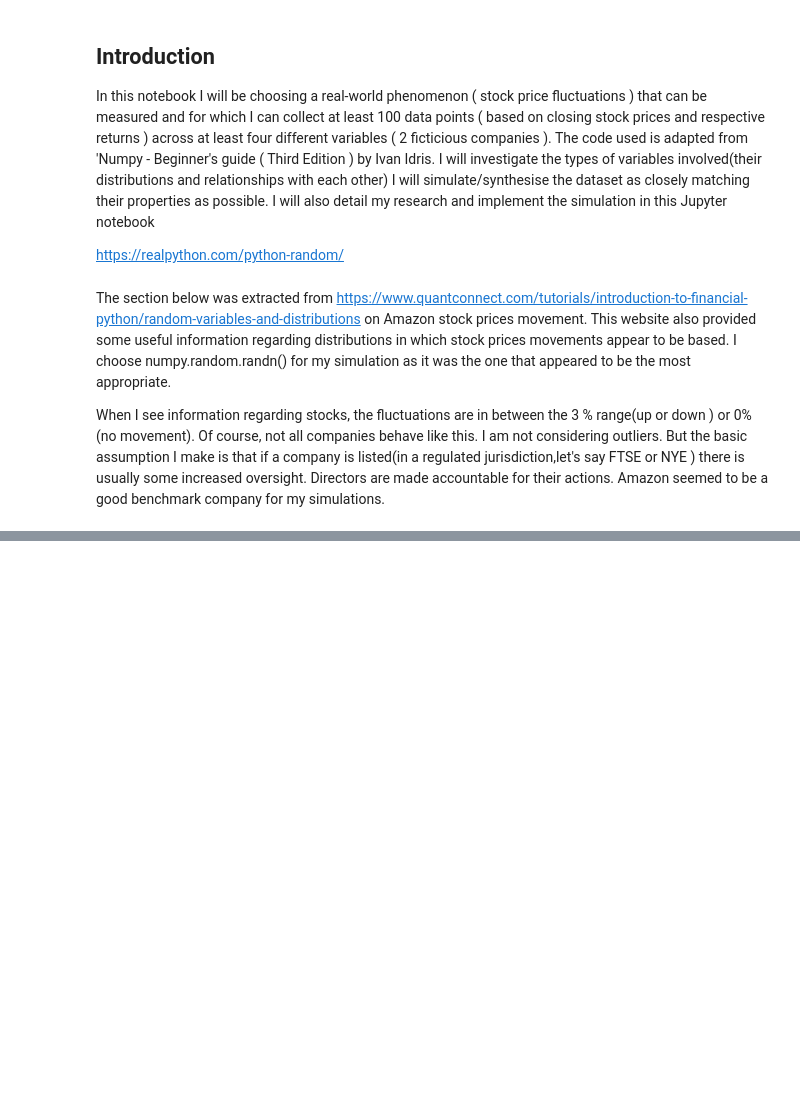
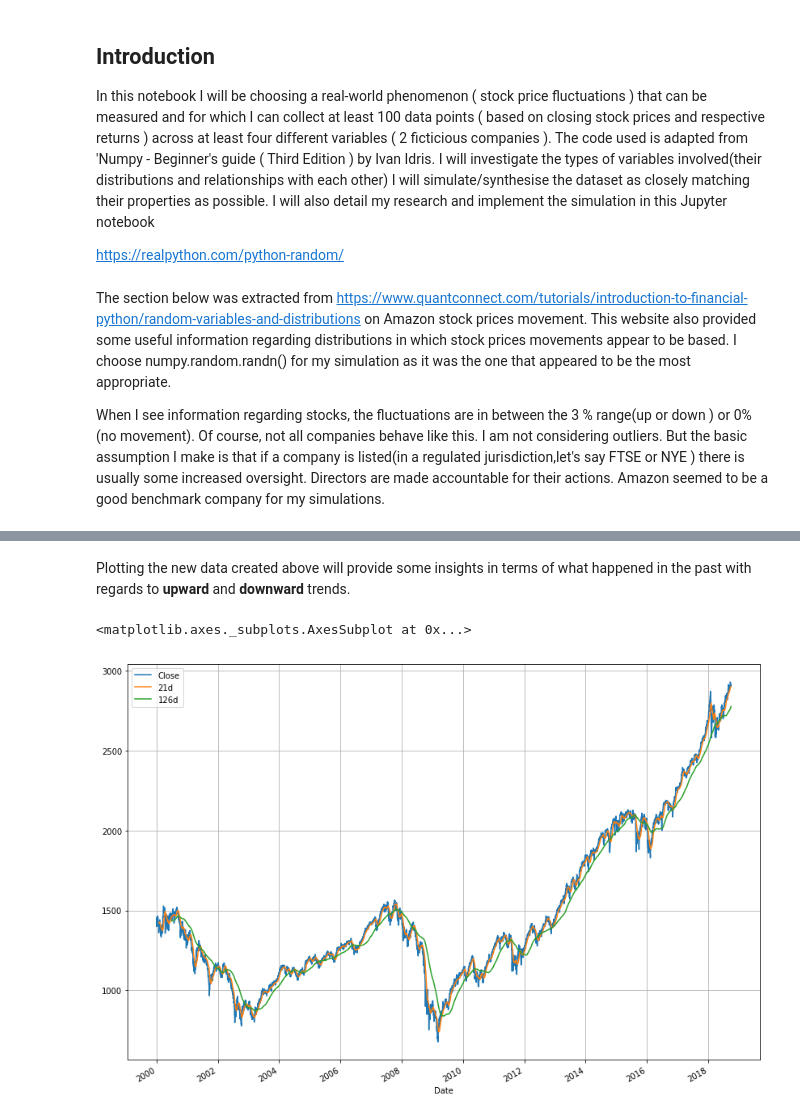
Before and after one commit to MarcoMen-Temp/Programming-Project, a Jupyter notebook: Programming.ipynb, the cells around one changed output, grey strips where cells are left out. Drawn from its saved outputs; the diff is of its cells as text; code cells hidden in the pictures; blank space fills up the shorter version.

```diff
--- a/Programming.ipynb
+++ b/Programming.ipynb
@@ -309,0 +73,6 @@ plt.show()
+# %%
+# Moving Averages for 21 days and 126 days
+
+
+SP500['21d'] = np.round(SP500['Close'].rolling(21).mean(), 2)
+SP500['126d'] = np.round(SP500['Close'].rolling(126).mean(), 2)
@@ -309,0 +94,7 @@ plt.show()
+# %% [markdown]
+Plotting the new data created above will provide some insights in terms of what happened in the past with regards to **upward** and **downward** trends.
+# %%
+SP500[['Close', '21d', '126d']].plot(grid=True,figsize=(14,10))
+# %% [output]
+<matplotlib.axes._subplots.AxesSubplot at 0x...>
+[figure, added]
```
Also changed, not shown: parts of 64 cells of this notebook.
